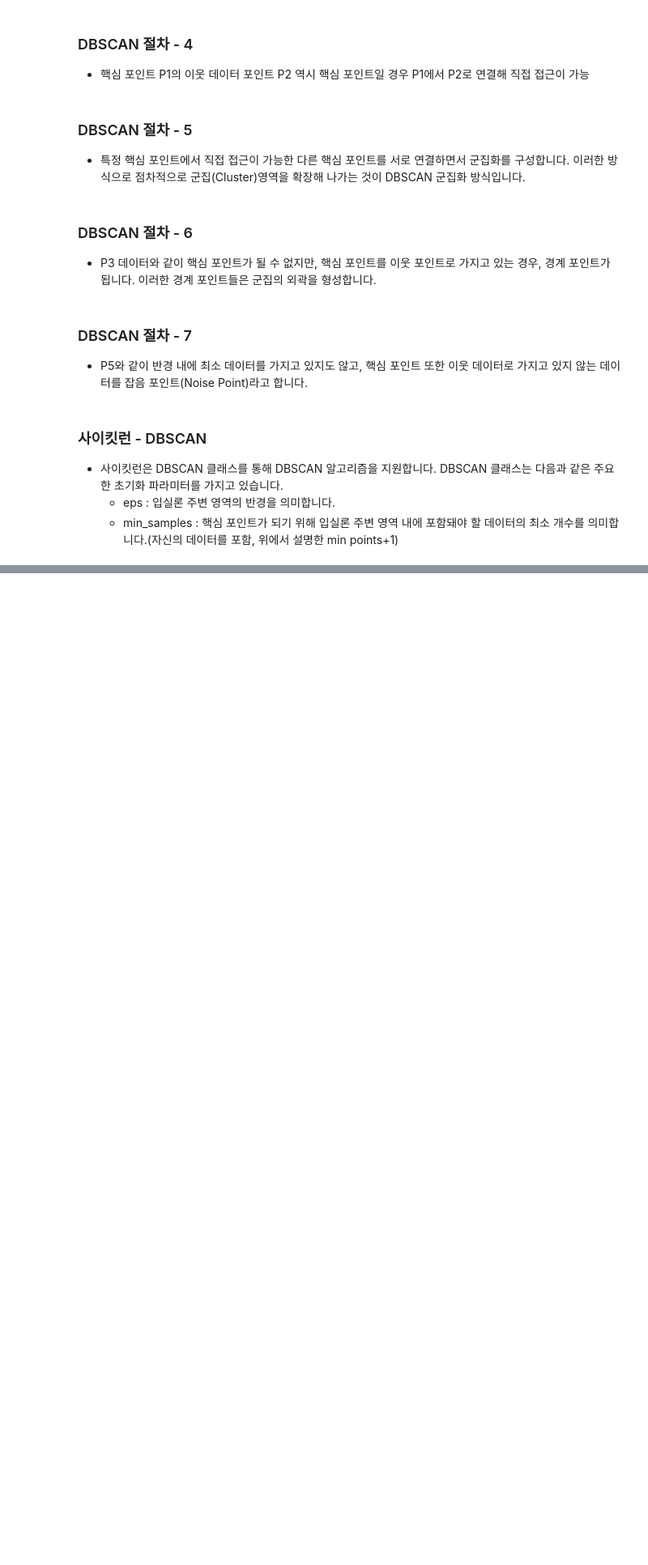
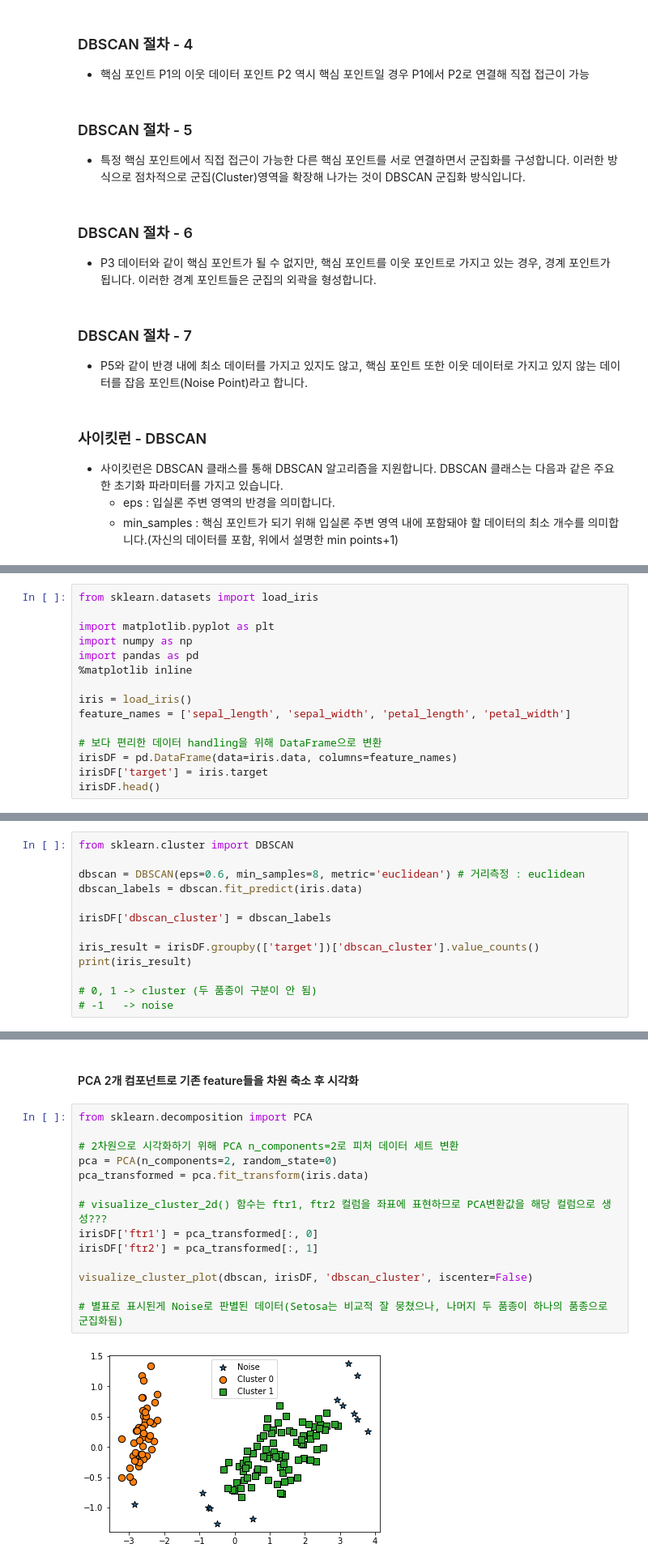
Before and after one commit to 201411096/study_AI, a Jupyter notebook: lectures/2_파이썬 머신러닝 완벽 가이드/7_군집화(Clustering)/5_DBSCAN.ipynb, the cells around one changed output, grey strips where cells are left out. Shown at 81% size. Drawn from its saved outputs; the diff is of its cells as text; blank space fills up the shorter version.

Commit message:
사이킷런을 이용한 DBSCAN 군집화 실습

```diff
--- a/lectures/2_파이썬 머신러닝 완벽 가이드/7_군집화(Clustering)/5_DBSCAN.ipynb
+++ b/lectures/2_파이썬 머신러닝 완벽 가이드/7_군집화(Clustering)/5_DBSCAN.ipynb
@@ -53,0 +58,15 @@
+# %%
+from sklearn.datasets import load_iris
+
+import matplotlib.pyplot as plt
+import numpy as np
+import pandas as pd
+%matplotlib inline
+
+iris = load_iris()
+feature_names = ['sepal_length', 'sepal_width', 'petal_length', 'petal_width']
+
+# 보다 편리한 데이터 handling을 위해 DataFrame으로 변환
+irisDF = pd.DataFrame(data=iris.data, columns=feature_names)
+irisDF['target'] = iris.target
+irisDF.head()
@@ -53,0 +82,13 @@
+# %%
+from sklearn.cluster import DBSCAN
+
+dbscan = DBSCAN(eps=0.6, min_samples=8, metric='euclidean') # 거리측정 : euclidean
+dbscan_labels = dbscan.fit_predict(iris.data)
+
+irisDF['dbscan_cluster'] = dbscan_labels
+
+iris_result = irisDF.groupby(['target'])['dbscan_cluster'].value_counts()
+print(iris_result)
+
+# 0, 1 -> cluster (두 품종이 구분이 안 됨)
+# -1   -> noise
@@ -53,0 +137,18 @@
+# %% [markdown]
+#### PCA 2개 컴포넌트로 기존 feature들을 차원 축소 후 시각화
+# %%
+from sklearn.decomposition import PCA
+
+# 2차원으로 시각화하기 위해 PCA n_components=2로 피처 데이터 세트 변환
+pca = PCA(n_components=2, random_state=0)
+pca_transformed = pca.fit_transform(iris.data)
+
+# visualize_cluster_2d() 함수는 ftr1, ftr2 컬럼을 좌표에 표현하므로 PCA변환값을 해당 컬럼으로 생성???
+irisDF['ftr1'] = pca_transformed[:, 0]
+irisDF['ftr2'] = pca_transformed[:, 1]
+
+visualize_cluster_plot(dbscan, irisDF, 'dbscan_cluster', iscenter=False)
+
+# 별표로 표시된게 Noise로 판별된 데이터(Setosa는 비교적 잘 뭉쳤으나, 나머지 두 품종이 하나의 품종으로 군집화됨)
+# %% [output]
+[figure, added]
```
Also changed, not shown: parts of 15 cells of this notebook.
